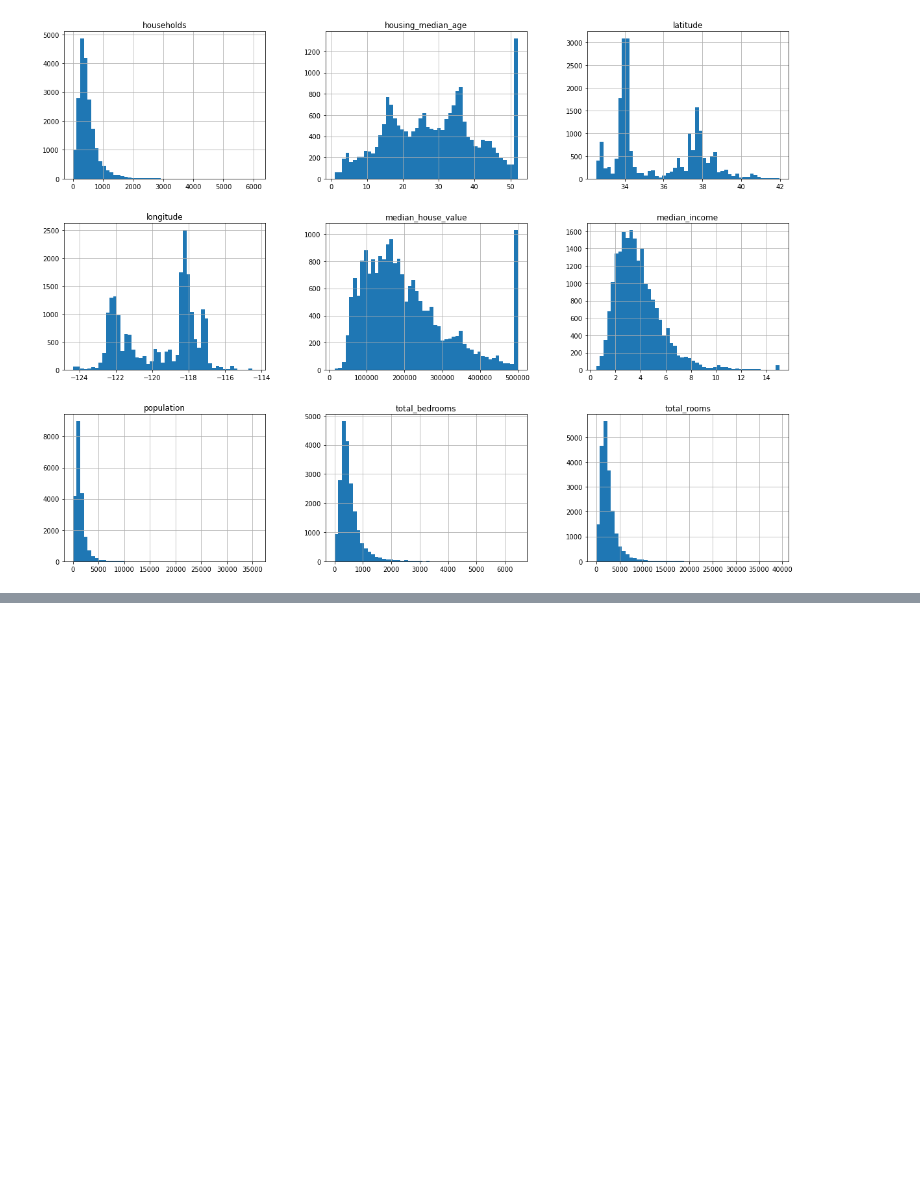
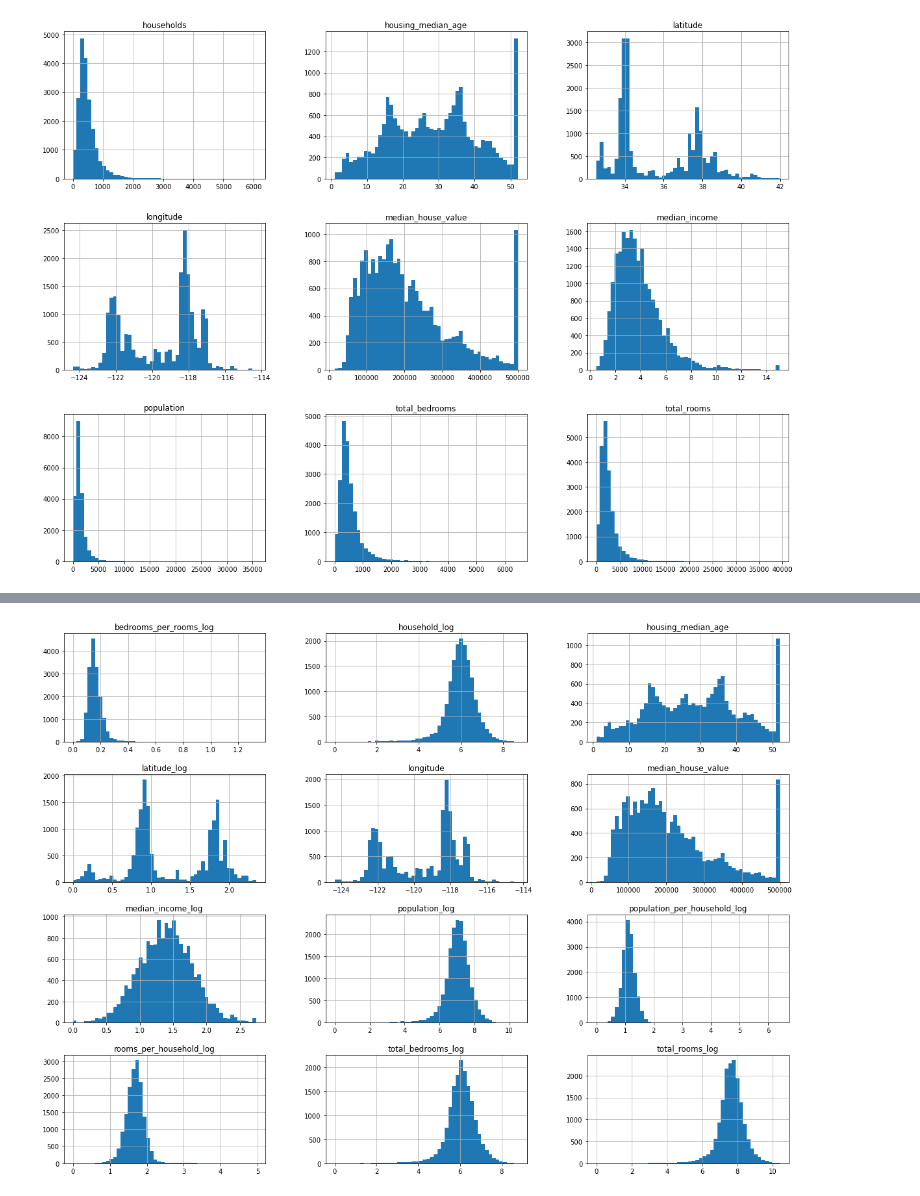
Before and after one commit to LHKode/Machine-Learning, a Jupyter notebook: house_predict.ipynb, the cells around one changed output, grey strips where cells are left out. Saved outputs shown, nothing was run; the diff lists cells and outputs as text; code cells hidden in the pictures; blank space fills up the shorter version.

```diff
--- a/house_predict.ipynb
+++ b/house_predict.ipynb
@@ -207,0 +268,3 @@ from sklearn.metrics import mean_squared_error
+# %%
+df_train_semi1 = df_train.drop([ 'latitude', 'total_rooms', 'total_bedrooms','population','households', 'median_income', 'ocean_proximity', 'rooms_per_household', 'bedrooms_per_rooms','houssing_median_age_log','longitude_log','population_per_household'], axis = 1)
+df_train_semi1.head()
@@ -207,0 +278,5 @@ from sklearn.metrics import mean_squared_error
+# %%
+df_train_semi1.hist(bins = 50, figsize= (20,15))
+plt.show()
+# %% [output]
+[figure, added]
```
Also changed, not shown: parts of 54 cells of this notebook.
